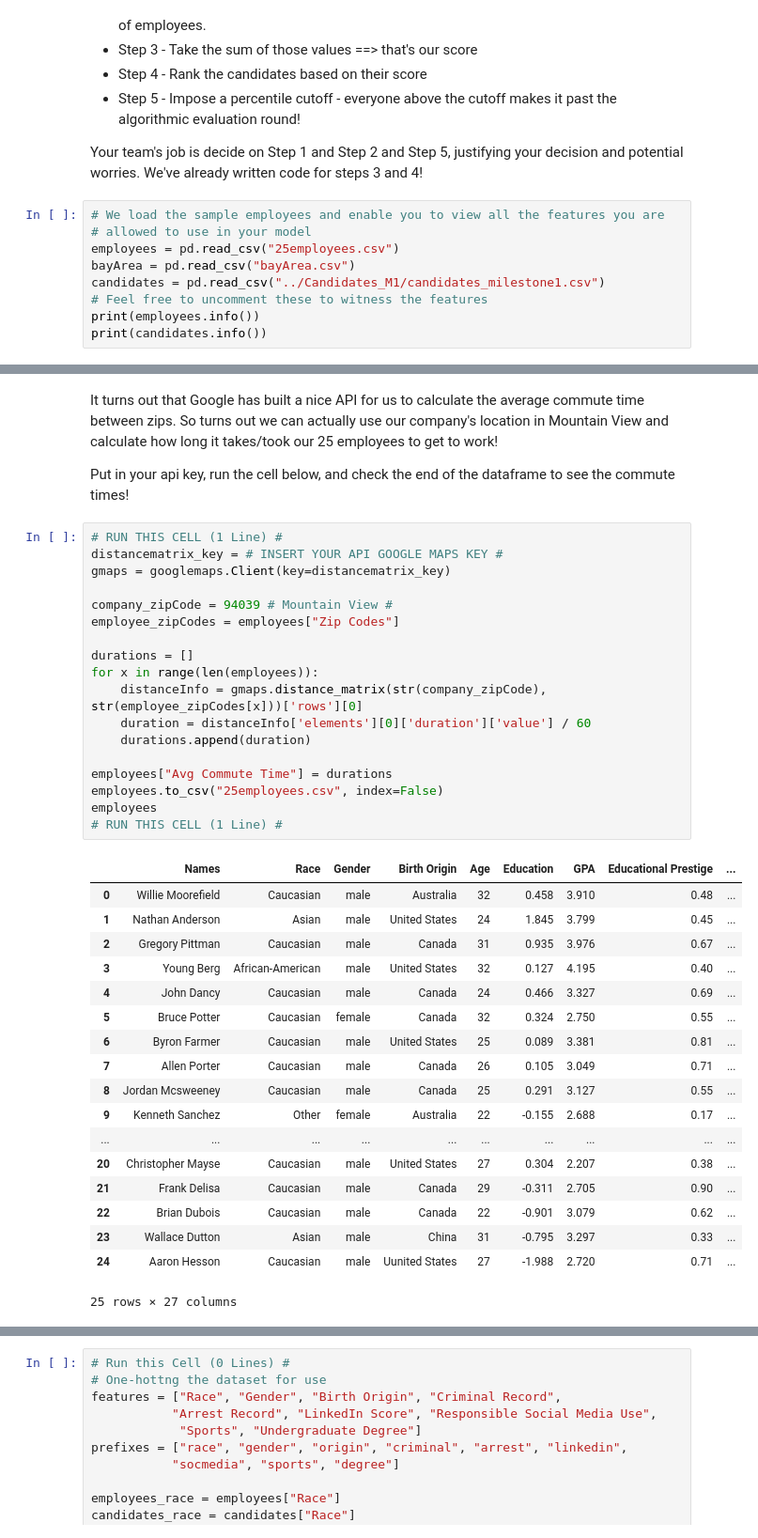
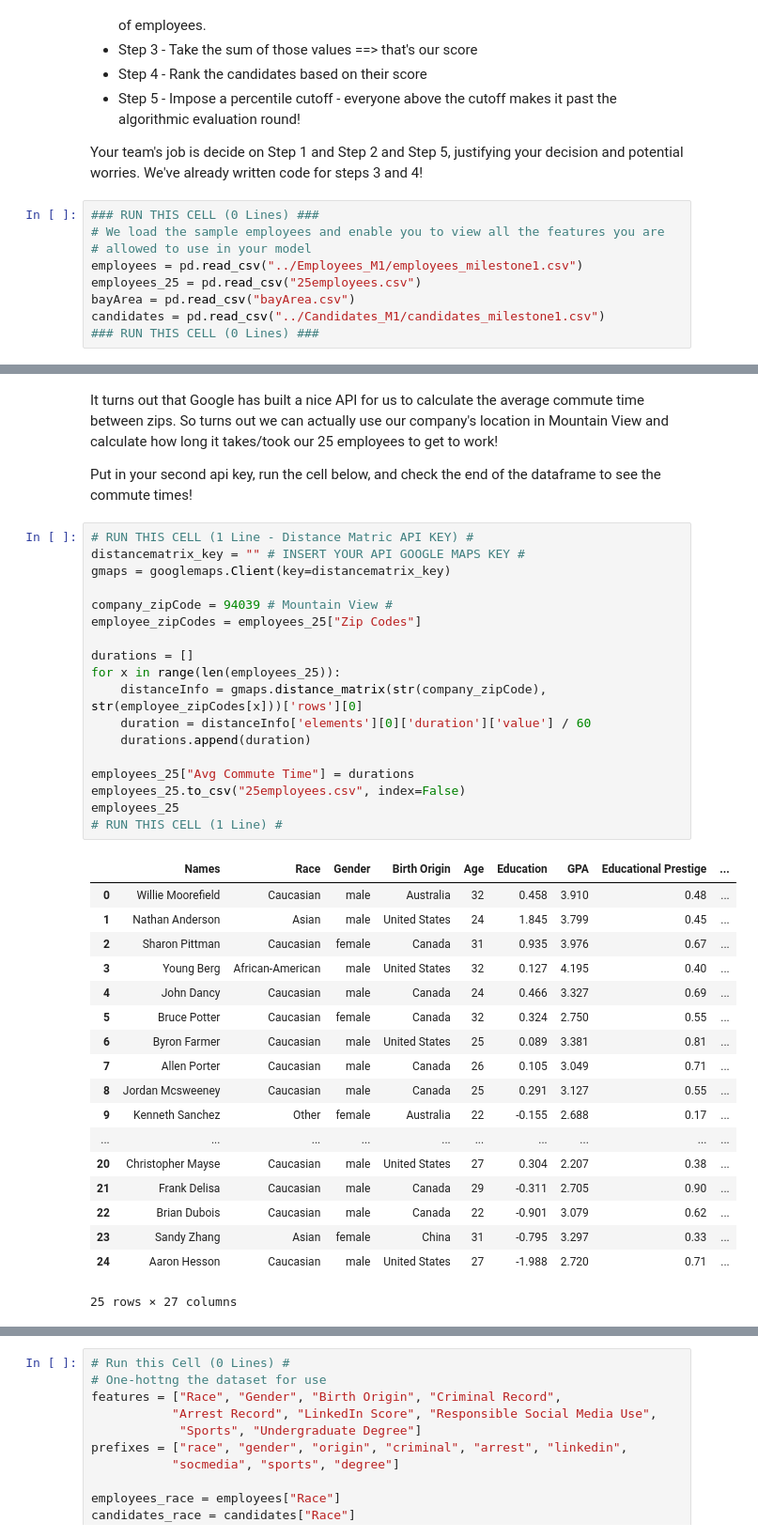
Before and after one commit to jonah-wu/module1-jobDisc, a Jupyter notebook: Milestone1/Exercise2 - A Naive First Model.ipynb, the cells around one changed output, grey strips where cells are left out. Shown at 94% size. Drawn from its saved outputs; the diff is of its cells as text.

```diff
--- a/Milestone1/Exercise2 - A Naive First Model.ipynb
+++ b/Milestone1/Exercise2 - A Naive First Model.ipynb
@@ -123,13 +173,13 @@ To introduce you to this ranking model here's how it functions
 
 Your team's job is decide on Step 1 and Step 2 and Step 5, justifying your decision and potential worries. We've already written code for steps 3 and 4!
 # %%
+### RUN THIS CELL (0 Lines) ###
 # We load the sample employees and enable you to view all the features you are
 # allowed to use in your model
-employees = pd.read_csv("25employees.csv")
+employees = pd.read_csv("../Employees_M1/employees_milestone1.csv")
+employees_25 = pd.read_csv("25employees.csv")
 bayArea = pd.read_csv("bayArea.csv")
 candidates = pd.read_csv("../Candidates_M1/candidates_milestone1.csv")
-# Feel free to uncomment these to witness the features
-print(employees.info())
-print(candidates.info())
+### RUN THIS CELL (0 Lines) ###
 # %% [output]
 <class 'pandas.core.frame.DataFrame'>
@@ -192,30 +248,30 @@ fig
 # %% [markdown]
 It turns out that Google has built a nice API for us to calculate the average commute time between zips. So turns out we can actually use our company's location in Mountain View and calculate how long it takes/took our 25 employees to get to work!
 
-Put in your api key, run the cell below, and check the end of the dataframe to see the commute times!
+Put in your second api key, run the cell below, and check the end of the dataframe to see the commute times!
 # %%
-# RUN THIS CELL (1 Line) #
-distancematrix_key = # INSERT YOUR API GOOGLE MAPS KEY #
+# RUN THIS CELL (1 Line - Distance Matric API KEY) #
+distancematrix_key = "" # INSERT YOUR API GOOGLE MAPS KEY #
 gmaps = googlemaps.Client(key=distancematrix_key)
 
 company_zipCode = 94039 # Mountain View #
-employee_zipCodes = employees["Zip Codes"]
+employee_zipCodes = employees_25["Zip Codes"]
 
 durations = []
-for x in range(len(employees)):
+for x in range(len(employees_25)):
     distanceInfo = gmaps.distance_matrix(str(company_zipCode), str(employee_zipCodes[x]))['rows'][0]
     duration = distanceInfo['elements'][0]['duration']['value'] / 60
     durations.append(duration)
 
-employees["Avg Commute Time"] = durations
-employees.to_csv("25employees.csv", index=False)
-employees
+employees_25["Avg Commute Time"] = durations
+employees_25.to_csv("25employees.csv", index=False)
+employees_25
 # RUN THIS CELL (1 Line) #
 # %% [output]
 |  | Names | Race | Gender | Birth Origin | Age | Education | GPA | Educational Prestige | ... |
 | 0 | Willie Moorefield | Caucasian | male | Australia | 32 | 0.458 | 3.910 | 0.48 | ... |
 | 1 | Nathan Anderson | Asian | male | United States | 24 | 1.845 | 3.799 | 0.45 | ... |
-| 2 | Gregory Pittman | Caucasian | male | Canada | 31 | 0.935 | 3.976 | 0.67 | ... |
+| 2 | Sharon Pittman | Caucasian | female | Canada | 31 | 0.935 | 3.976 | 0.67 | ... |
 | 3 | Young Berg | African-American | male | United States | 32 | 0.127 | 4.195 | 0.40 | ... |
 | 4 | John Dancy | Caucasian | male | Canada | 24 | 0.466 | 3.327 | 0.69 | ... |
 | 5 | Bruce Potter | Caucasian | female | Canada | 32 | 0.324 | 2.750 | 0.55 | ... |
@@ -227,7 +283,7 @@ employees
 | 20 | Christopher Mayse | Caucasian | male | United States | 27 | 0.304 | 2.207 | 0.38 | ... |
 | 21 | Frank Delisa | Caucasian | male | Canada | 29 | -0.311 | 2.705 | 0.90 | ... |
 | 22 | Brian Dubois | Caucasian | male | Canada | 22 | -0.901 | 3.079 | 0.62 | ... |
-| 23 | Wallace Dutton | Asian | male | China | 31 | -0.795 | 3.297 | 0.33 | ... |
-| 24 | Aaron Hesson | Caucasian | male | Uunited States | 27 | -1.988 | 2.720 | 0.71 | ... |
+| 23 | Sandy Zhang | Asian | female | China | 31 | -0.795 | 3.297 | 0.33 | ... |
+| 24 | Aaron Hesson | Caucasian | male | United States | 27 | -1.988 | 2.720 | 0.71 | ... |
 25 rows × 27 columns
 # %% [markdown]
```
Also changed, not shown: parts of 23 cells of this notebook, 22 other files.
